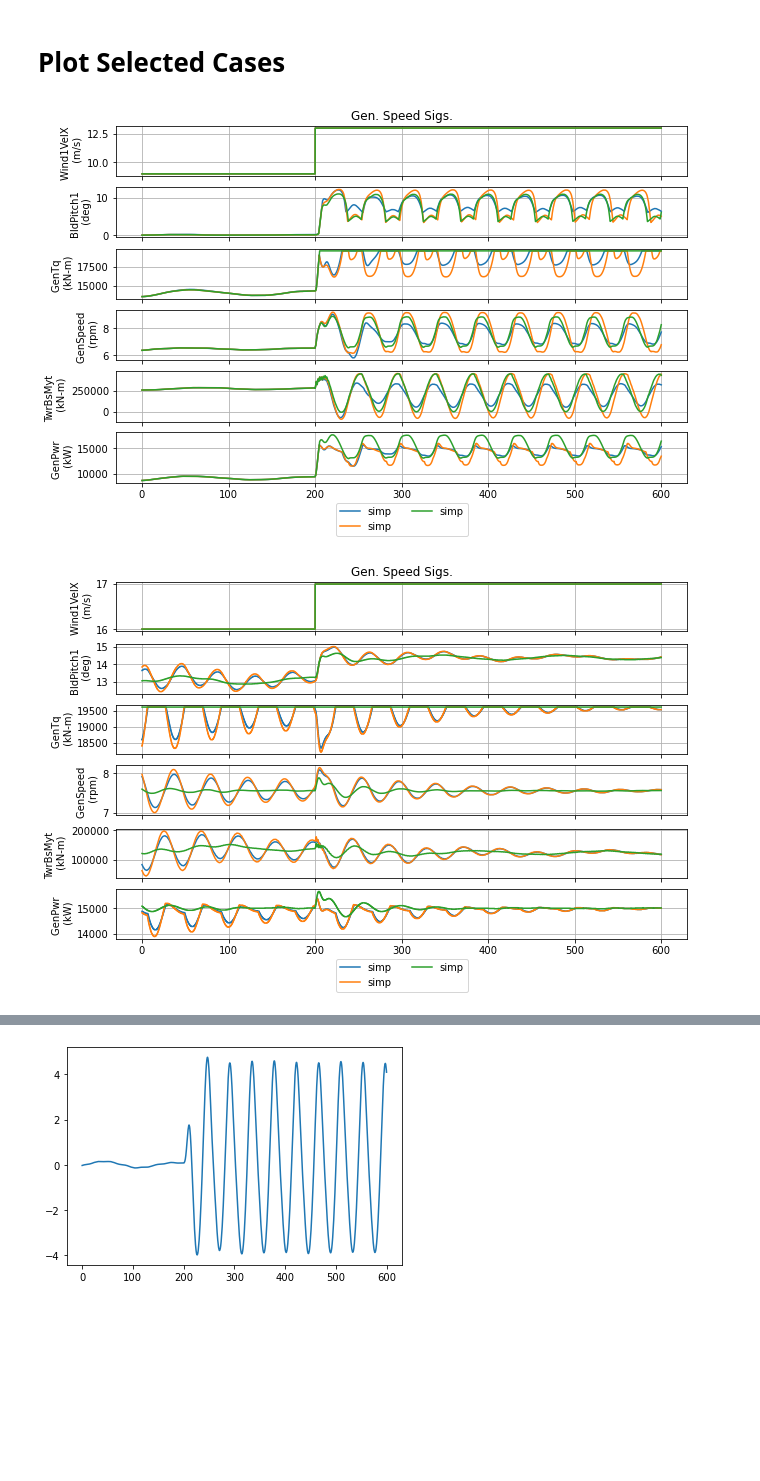
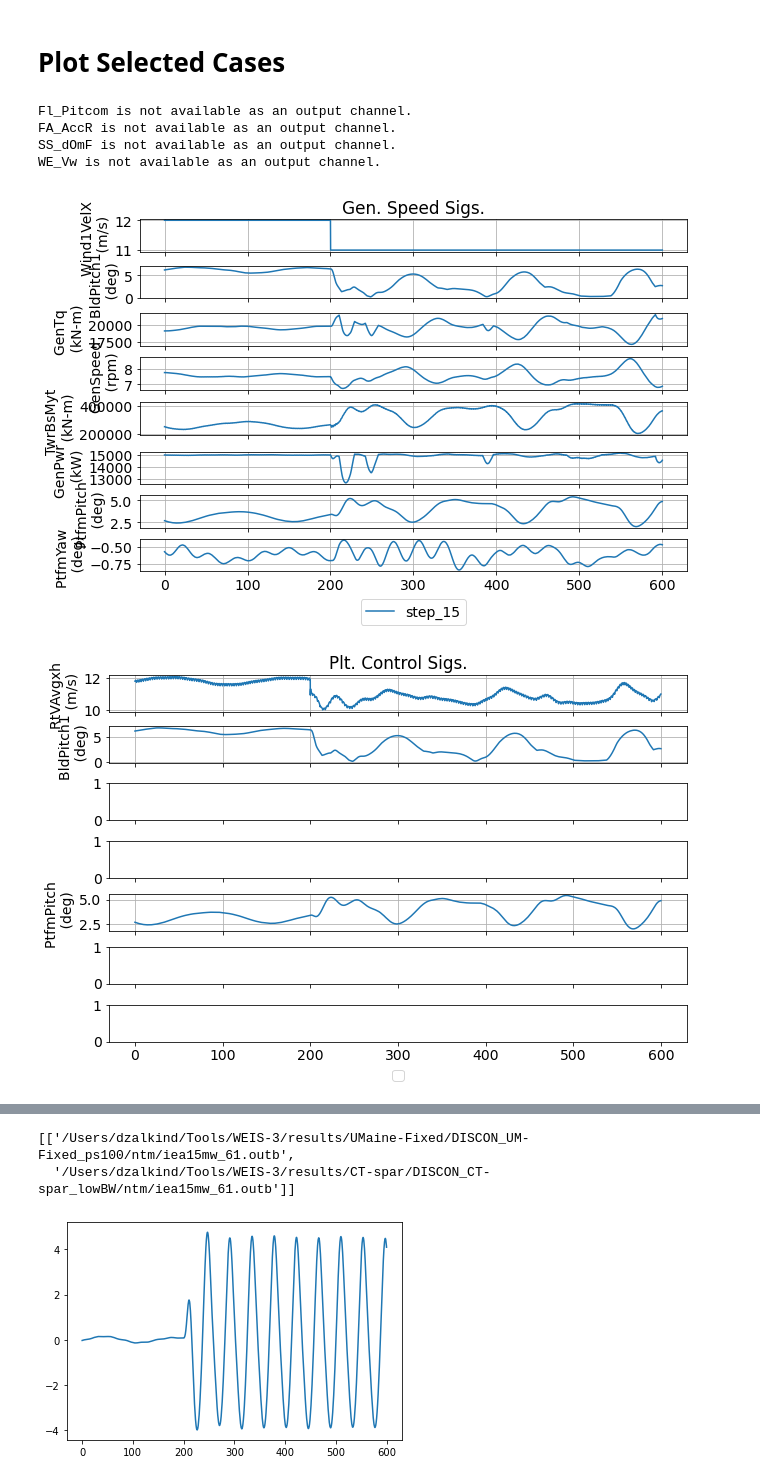
Before and after one commit to dzalkind/WEIS, a Jupyter notebook: examples/aeroelasticse/rev_DLC_CT.ipynb, the cells around one changed output, grey strips where cells are left out. Drawn from its saved outputs; the diff is of its cells as text; code cells hidden in the pictures; blank space fills up the shorter version.

```diff
--- a/examples/aeroelasticse/rev_DLC_CT.ipynb
+++ b/examples/aeroelasticse/rev_DLC_CT.ipynb
@@ -36,9 +36,17 @@ name_base  = 'dataset1'
 #               '/Users/dzalkind/Tools/WEIS-3/results/UMaine-Fixed/DISCON_fixed_ps080/ntm',
 #              '/Users/dzalkind/Tools/WEIS-3/results/UMaine-Fixed/DISCON_fixed_ps100_const_pwr/ntm']
 
-test_dir = ['/Users/dzalkind/Tools/WEIS-3/results/CT-spar/DISCON_fixed_ps080_const_pwr/simp',
-           '/Users/dzalkind/Tools/WEIS-3/results/CT-spar/DISCON_fixed_ps100_const_pwr/simp',
-           '/Users/dzalkind/Tools/WEIS-3/results/CT-spar/DISCON_fixed_ps100/simp']
+test_dir = [
+#            '/Users/dzalkind/Tools/WEIS-3/results/CT-spar/DISCON_fixed_ps080_const_pwr/simp',
+#            '/Users/dzalkind/Tools/WEIS-3/results/CT-spar/DISCON_fixed_ps100_const_pwr/simp',
+        '/Users/dzalkind/Tools/WEIS-3/results/UMaine-Fixed/DISCON_UM-Fixed_ps100/ntm',
+        '/Users/dzalkind/Tools/WEIS-3/results/CT-spar/DISCON_CT-spar_lowBW/ntm',
+#     '/Users/dzalkind/Tools/WEIS-3/results/CT-spar/DISCON_CT-spar_lowBW/ntm(low_maxtq)'
+           ]
+
+test_dir = [
+    '/Users/dzalkind/Tools/WEIS-3/results/CT-spar/DISCON_CT-spar_lowBW/steps'
+]
 
 # name_base  = 'dataset1'
 # %%
@@ -65,11 +71,12 @@ Loading rotor performace data from text file: /Users/dzalkind/Tools/WEIS-3/resul
 # %%
 # Set up pCrunch, run if not already
-reCrunch = False
+reCrunch = True
 
 # Do stats yaml exist?
-stat_yaml_there = [os.path.exists(os.path.join(test,'pwr_crv',name_base + '_stats.yaml')) for test in test_dir]
+stat_yaml_there = [os.path.exists(os.path.join(test,'stats',name_base + '_stats.yaml')) for test in test_dir]
 
-outfiles = [[os.path.join(test, cn + '.out') for cn in cm[0].Case_Name] for test in test_dir]
+# os.path.join(test_dir,'ntm',name_base + '_stats.yaml')
+outfiles = [[os.path.join(test, cn + '.outb') for cn in cm[0].Case_Name] for test in test_dir]
 
 
 fp = [None]*len(test_dir)
@@ -83,7 +90,7 @@ for i_test, test in enumerate(test_dir):
 
         # Set some processing parameters
         fp[i_test] = Processing.FAST_Processing()
-        fp[i_test].results_dir              = os.path.join(test, 'pwr_crv')
+        fp[i_test].results_dir              = os.path.join(test, 'stats')
         fp[i_test].OpenFAST_outfile_list    = outfiles[i_test]
         fp[i_test].t0                       = 200
         fp[i_test].parallel_analysis        = True
@@ -96,6 +103,7 @@ for i_test, test in enumerate(test_dir):
         fp[i_test].save_SummaryStats        = True
 
         fp[i_test].ranking_vars.append(['GenPwr']), fp[i_test].ranking_stats.append('max')
+        fp[i_test].ranking_vars.append(['GenPwr']), fp[i_test].ranking_stats.append('min')
         fp[i_test].ranking_vars.append(['TwrBsMyt']), fp[i_test].ranking_stats.append('max')
         fp[i_test].ranking_vars.append(['TwrBsMyt']), fp[i_test].ranking_stats.append('std')
         fp[i_test].ranking_vars.append(['TwrBsMxt']), fp[i_test].ranking_stats.append('max')
@@ -105,8 +113,8 @@ for i_test, test in enumerate(test_dir):
         stats[i_test], load_rankings[i_test] = fp[i_test].batch_processing()
 
     # re-load to get rid of dataset
-    stats[i_test] = FileTools.load_yaml(os.path.join(os.path.join(test, 'pwr_crv'),name_base+'_stats.yaml'), package=1)
-    load_rankings[i_test] = FileTools.load_yaml(os.path.join(os.path.join(test, 'pwr_crv'),name_base+'_LoadRanking.yaml'), package=1)
+    stats[i_test] = FileTools.load_yaml(os.path.join(os.path.join(test, 'stats'),name_base+'_stats.yaml'), package=1)
+    load_rankings[i_test] = FileTools.load_yaml(os.path.join(os.path.join(test, 'stats'),name_base+'_LoadRanking.yaml'), package=1)
 
     # Turn into dataframe
     st[i_test] = pdTools.dict2df(stats[i_test])
@@ -238,28 +340,37 @@ lr[0]['TwrBsMyt']
  # Plot Selected Cases
 # %%
 # Select Case I.D.s
-case_ids = [0,1]
+case_ids = [15]
 
 
-output_ext = '.out'
+output_ext = '.outb'
 plt.rcParams["figure.figsize"] = [9,6]
 
 #  Define Plot cases
 cases = {}
-cases['Gen. Speed Sigs.'] = ['Wind1VelX', 'BldPitch1', 'GenTq', 'GenSpeed','TwrBsMyt','GenPwr']
+cases['Gen. Speed Sigs.'] = ['Wind1VelX', 'BldPitch1', 'GenTq', 'GenSpeed','TwrBsMyt','GenPwr','PtfmPitch','PtfmYaw']
+cases['Plt. Control Sigs.'] = ['RtVAvgxh', 'BldPitch1', 'Fl_Pitcom', 'FA_AccR','PtfmPitch','SS_dOmF','WE_Vw']
+cases['Platform Motion'] = ['PtfmSurge', 'PtfmSway', 'PtfmHeave', 'PtfmPitch','PtfmRoll','PtfmYaw']
 
 case_outs = [[outs[case_id] for outs in outfiles] for case_id in case_ids]
 case_outs
 
 for i_case, case in enumerate(case_ids):
     fastout = fast_io.load_fast_out(case_outs[i_case], tmin=200)
 
     # Plot
     fig, ax = fast_pl.plot_fast_out(cases, fastout, showplot=False)
 
     legs = tuple([os.path.basename(test) for test in test_dir])
     plt.legend(legs, loc='upper center', bbox_to_anchor=(
                         0.5, 0.0), borderaxespad=2, ncol=2)
+
+#     for a in ax:
+#     plt.xlim([200,300])
 # %% [output]
+Fl_Pitcom is not available as an output channel.
+FA_AccR is not available as an output channel.
+SS_dOmF is not available as an output channel.
+WE_Vw is not available as an output channel.
-[figure, old version]
+[figure, new version]
-[figure, old version]
+[figure, new version]
@@ -266,3 +378,9 @@ for i_case, case in enumerate(case_ids):
+# %%
+# %matplotlib
+case_outs
+# %% [output]
+[['/Users/dzalkind/Tools/WEIS-3/results/UMaine-Fixed/DISCON_UM-Fixed_ps100/ntm/iea15mw_61.outb',
+  '/Users/dzalkind/Tools/WEIS-3/results/CT-spar/DISCON_CT-spar_lowBW/ntm/iea15mw_61.outb']]
 # %%
 # test_dir = ['/Users/dzalkind/Tools/WEIS-3/results/CT-spar/DISCON_fixed_ps080_const_pwr/simp',
 #            '/Users/dzalkind/Tools/WEIS-3/results/CT-spar/DISCON_fixed_ps100_const_pwr/simp',
```
Also changed, not shown: parts of 6 cells of this notebook, 1 other file.
